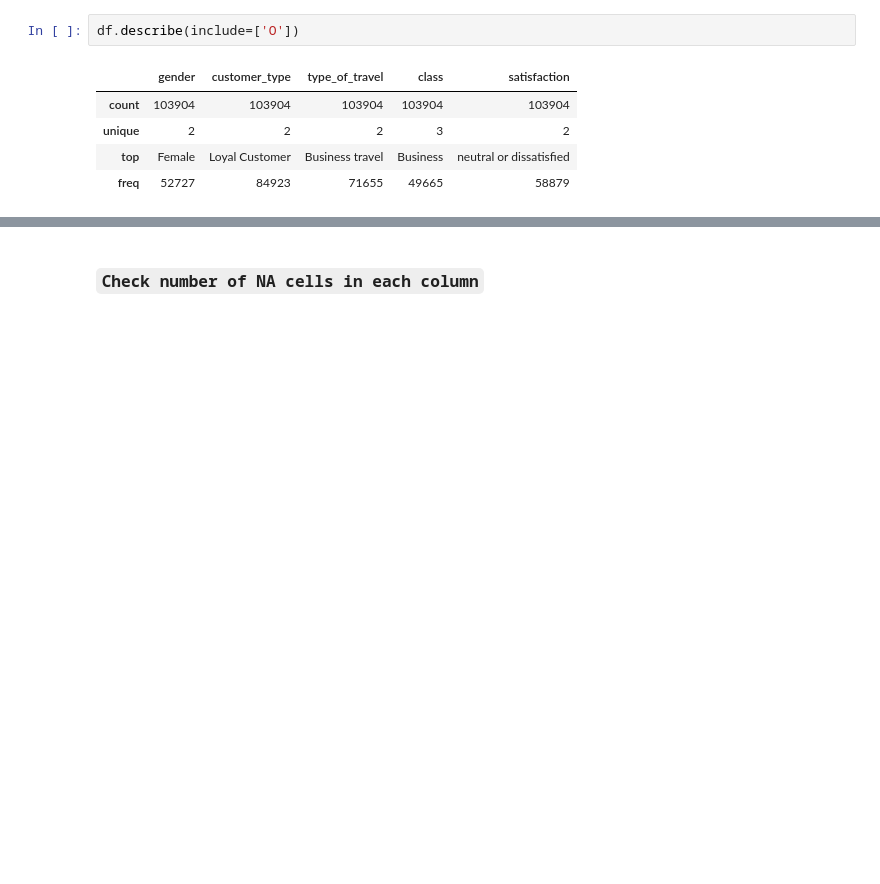
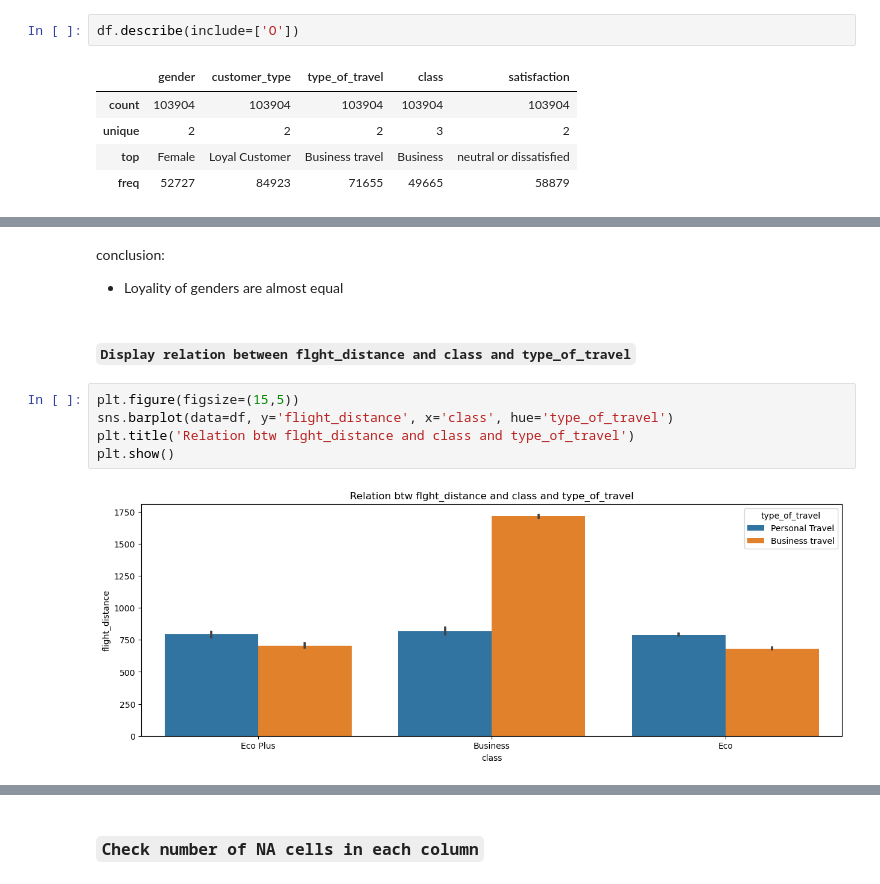
Before and after one commit to aahmedsherif/AirlinePassengerSatisfaction, a Jupyter notebook: script.ipynb, the cells around one changed output, grey strips where cells are left out. Cells and saved outputs as stored; diff of their text form; blank space fills up the shorter version.

```diff
--- a/script.ipynb
+++ b/script.ipynb
@@ -88,0 +152,12 @@ df.describe(include=['O'])
+# %% [markdown]
+conclusion:
+- Loyality of genders are almost equal
+# %% [markdown]
+##### `Display relation between flght_distance and class and type_of_travel`
+# %%
+plt.figure(figsize=(15,5))
+sns.barplot(data=df, y='flight_distance', x='class', hue='type_of_travel')
+plt.title('Relation btw flght_distance and class and type_of_travel')
+plt.show()
+# %% [output]
+[figure, added]
```
Also changed, not shown: parts of 32 cells of this notebook.
